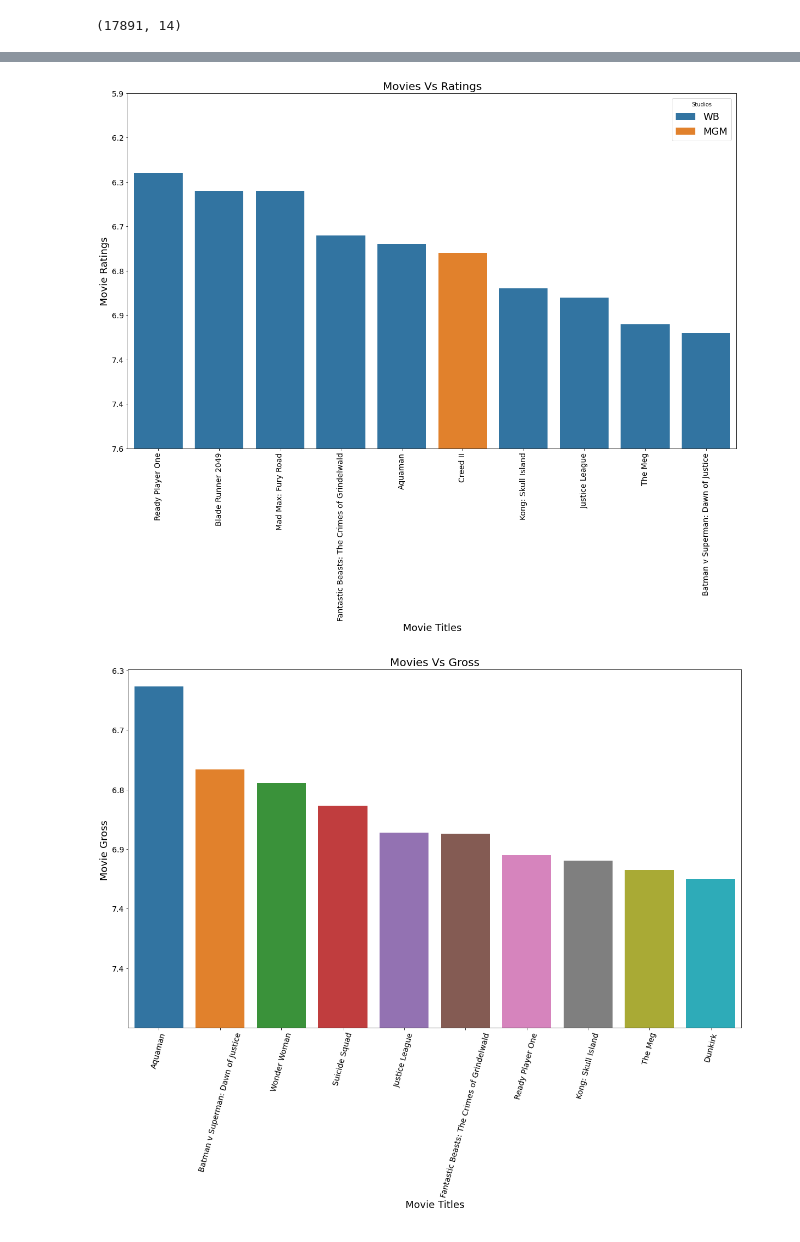
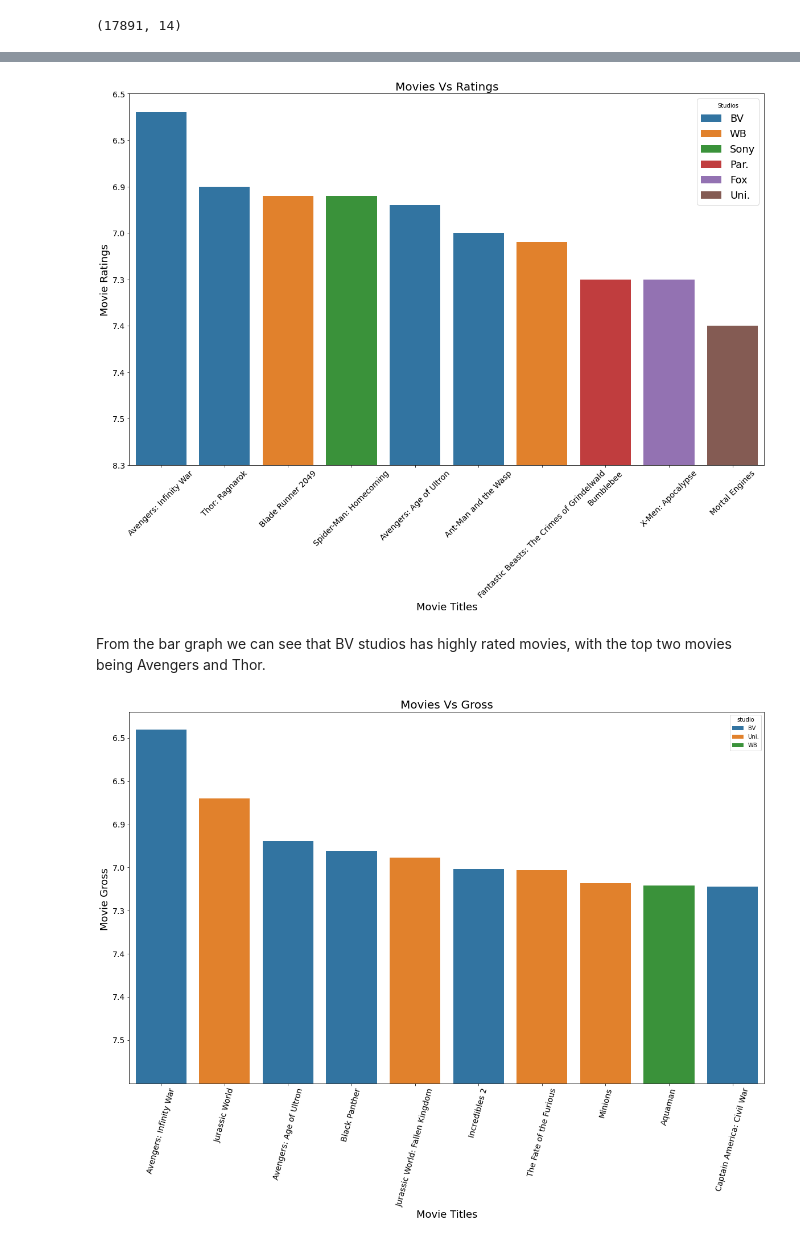
Before and after one commit to MendozaMellah/dsc-phase-1-project-v2-4, a Jupyter notebook: student.ipynb, the cells around one changed output, grey strips where cells are left out. Cells and saved outputs as stored; diff of their text form; code cells hidden in the pictures.

```diff
--- a/student.ipynb
+++ b/student.ipynb
@@ -817,4 +808,4 @@ final_df.tail(3)
 # %%
-final_df.drop(columns=['primary_title','movie_id'],inplace=True)
+final_df.drop(columns=['title','original_language'],inplace=True)
 final_df.head(5)
 # %% [output]
@@ -847,7 +833,0 @@ There is only one unique language which is English, so we can drop that column
-# %%
-final_df.drop(columns=['original_language'],inplace=True)
-# %%
-# renaming the columns
-
-final_df.rename(columns={'studio_x':'studio'},inplace=True)
-final_df.head(3)
@@ -888,0 +881,3 @@ final_df.shape
+# %%
+final_df.dropna(subset = ['genres'],inplace=True)
+final_df.isna().sum()
@@ -1069,30 +1089,32 @@ import matplotlib.ticker as mticker
 # %%
 # plotting the data above
 
 fig, ax1= plt.subplots(figsize=(20,12))
 
 x = list(movie_ratings['movie'].values)
 y = movie_ratings['vote_average']
 
 ax1 = sns.barplot(data = movie_ratings, x = 'movie', y = 'vote_average', hue = 'studio', ax = ax1, dodge=False)
 
 ax1.set_title('Movies Vs Ratings', fontsize=20)
 ax1.set_xlabel("Movie Titles",fontsize=18)
 ax1.set_ylabel("Movie Ratings", fontsize=18)
 ax1.legend(title='Studios', fontsize=18, loc=1)
 ax1.set_xticklabels(labels = x, rotation = 60,fontsize=14)
 ax1.set_yticklabels(labels = y,fontsize=14)
 
-ax1.set_xticklabels(labels = x, rotation = 90)
+ax1.set_xticklabels(labels = x, rotation = 45)
 ax1.set_ylim(4.5, 8.5)
 fig.savefig('Movies Vs Ratings per studio.png')
 # %% [output]
-[figure, old version]
+[figure, new version]
+# %% [markdown]
+From the bar graph we can see that BV studios has highly rated movies, with the top two movies being Avengers and Thor.
 # %%
 fig, ax2= plt.subplots(figsize=(20,12))
-ax2 = sns.barplot(data = df_biggest_gross, x = 'movie', y = 'worldwide_gross', ax = ax2, dodge=False)
+ax2 = sns.barplot(data = highest_gross, x = 'movie', y = 'worldwide_gross',hue = 'studio', ax = ax2, dodge=False)
 
-labels = list(df_biggest_gross['movie'])
+labels = list(highest_gross['movie'])
 ax2.set_title('Movies Vs Gross', fontsize=20)
 ax2.set_xlabel("Movie Titles",fontsize=18)
 ax2.set_ylabel("Movie Gross ", fontsize=18)
@@ -1101,6 +1123,6 @@ ax2.set_ylim(1000)
 ax2.set_xticklabels(labels = labels, rotation = 75,fontsize=14)
 ax2.set_yticklabels(labels = y,fontsize=14)
 
-fig.savefig('Movies Vs Gross).png');
+fig.savefig('Movies Vs Worldwide gross.png');
 # %% [output]
-[figure, old version]
+[figure, new version]
```
Also changed, not shown: parts of 59 cells of this notebook.
